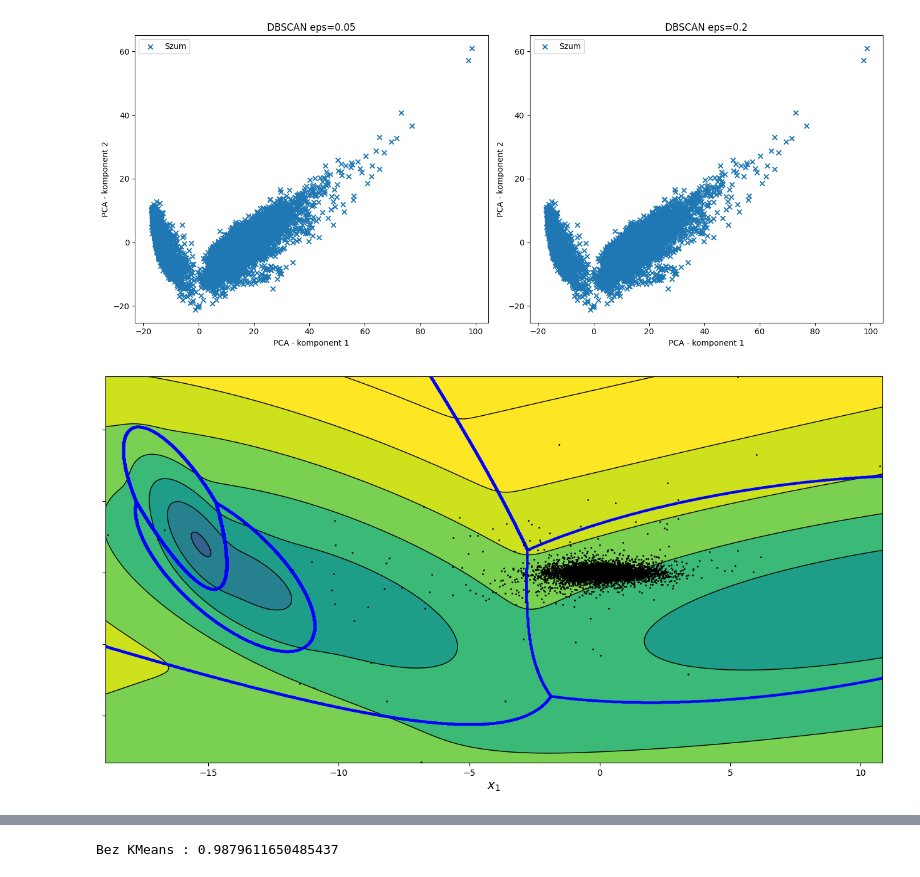
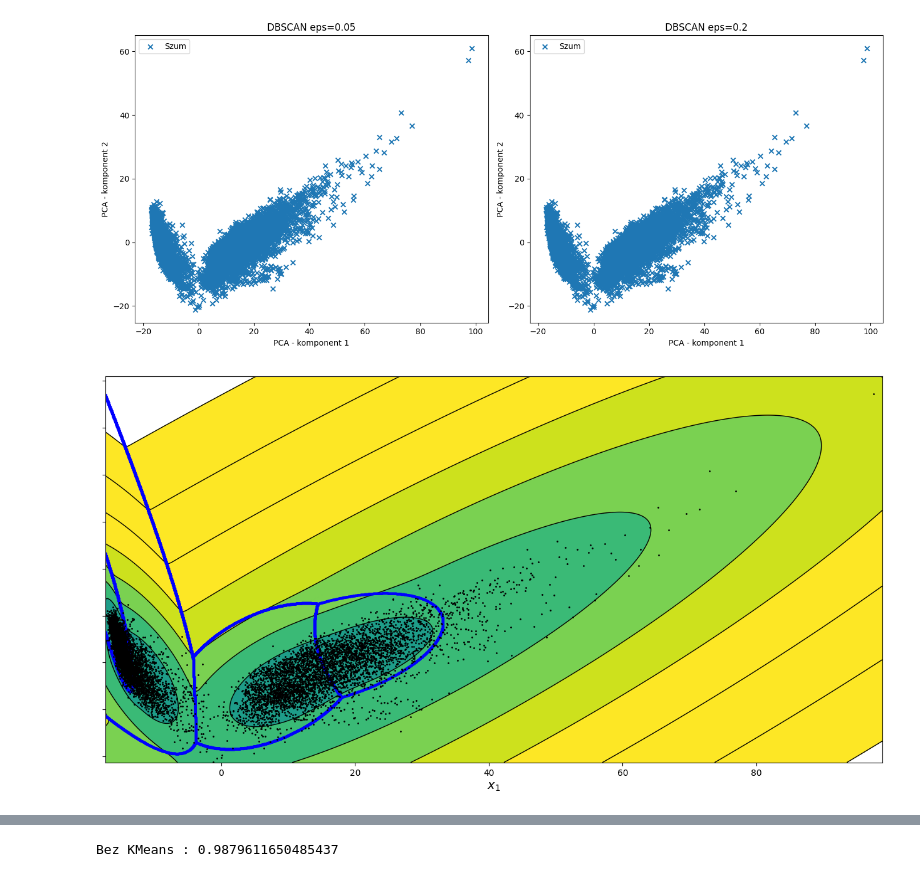
Before and after one commit to Piozel/Zadanie-_por-wnanie_metod_klasteringu, a Jupyter notebook: Zadanie_porównanie_metod_klasteringu.ipynb, the cells around one changed output, grey strips where cells are left out. Saved outputs shown, nothing was run; the diff lists cells and outputs as text; code cells hidden in the pictures.

```diff
--- a/Zadanie_porównanie_metod_klasteringu.ipynb
+++ b/Zadanie_porównanie_metod_klasteringu.ipynb
@@ -205,37 +233,37 @@ plt.show()
 from sklearn.mixture import GaussianMixture
 from matplotlib.colors import LogNorm
 
-gm = GaussianMixture(n_components=6, n_init=10, random_state=42)
-gm.fit(X_reduced )
+gm = GaussianMixture(n_components=5, n_init=10, random_state=42)
+gm.fit(X_reduced)
 def plot_gaussian_mixture(clf, X, resolution=1000):
     mins = X.min(axis=0) - 0.1
     maxs = X.max(axis=0) + 0.1
     xx, yy = np.meshgrid(np.linspace(mins[0], maxs[0], resolution),
                          np.linspace(mins[1], maxs[1], resolution))
     Z = -clf.score_samples(np.c_[xx.ravel(), yy.ravel()])
     Z = Z.reshape(xx.shape)
 
     plt.contourf(xx, yy, Z,
                  norm=LogNorm(vmin=1.0, vmax=30.0),
                  levels=np.logspace(0, 2, 12))
     plt.contour(xx, yy, Z,
                 norm=LogNorm(vmin=1.0, vmax=30.0),
                 levels=np.logspace(0, 2, 12),
                 linewidths=1, colors='k')
 
     Z = clf.predict(np.c_[xx.ravel(), yy.ravel()])
     Z = Z.reshape(xx.shape)
     plt.contour(xx, yy, Z, linewidths=3, colors='b')
 
     plt.plot(X[:, 0], X[:, 1], 'k.', markersize=2)
 
     plt.xlabel("$x_1$", fontsize=14)
     plt.tick_params(labelleft=False)
 
 
 plt.figure(figsize=(16, 8))
 
-plot_gaussian_mixture(gm, X)
+plot_gaussian_mixture(gm, X_reduced)
 plt.show()
 # %% [output]
-[figure, old version]
+[figure, new version]
```
Also changed, not shown: parts of 9 cells of this notebook.
